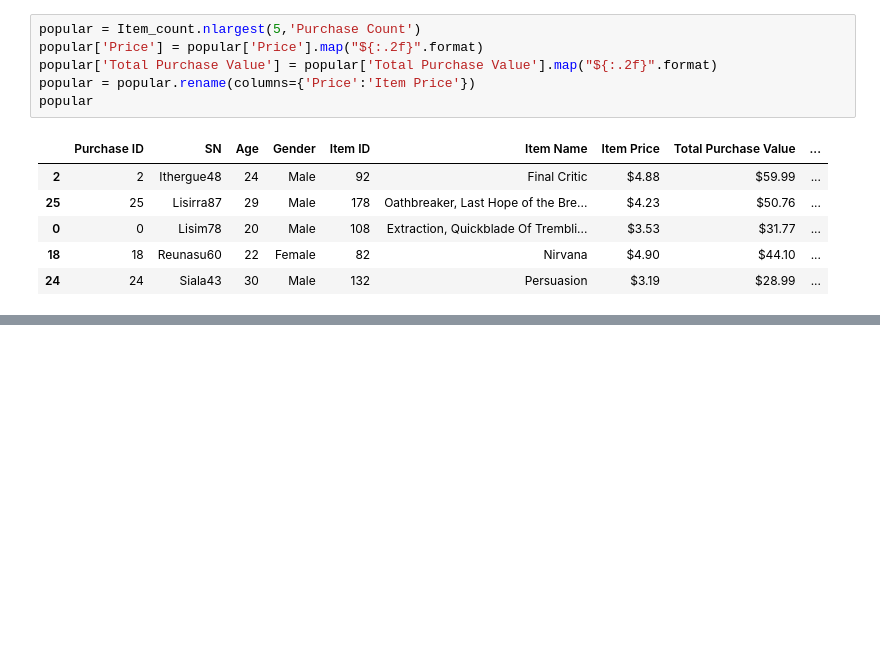
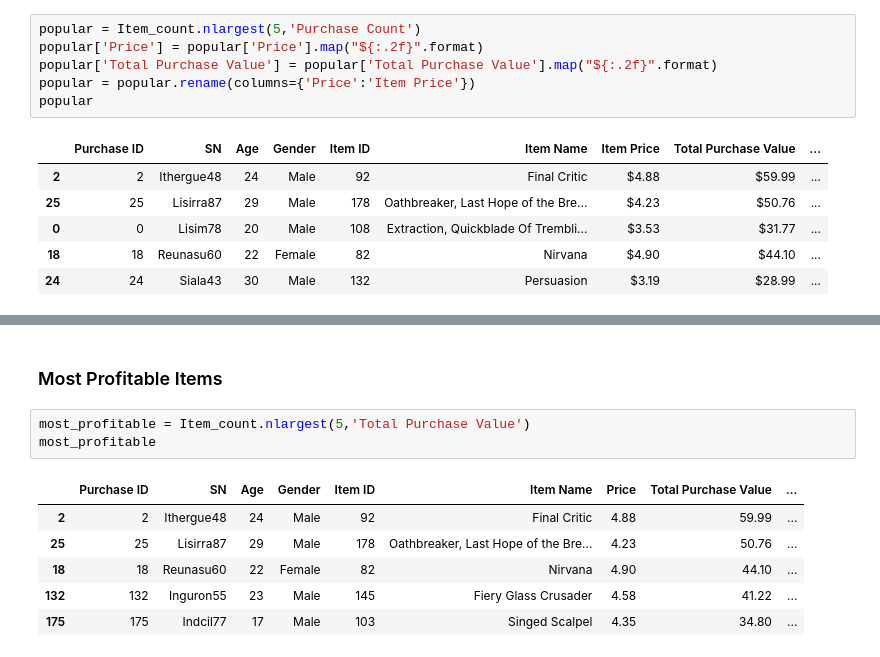
Before and after one commit to anishjv20/pandas-challenge, a Jupyter notebook: HeroesOfPymoli/HeroesOfPymoli.ipynb, the cells around one changed output, grey strips where cells are left out. Saved outputs shown, nothing was run; the diff lists cells and outputs as text; blank space fills up the shorter version.

Commit message:
Completed most profitable items section

```diff
--- a/HeroesOfPymoli/HeroesOfPymoli.ipynb
+++ b/HeroesOfPymoli/HeroesOfPymoli.ipynb
@@ -463,0 +473,12 @@ Most_Popular_Items = popular[['Item ID','Item Name','Purchase Count','Item Price
+# %% [markdown]
+### Most Profitable Items
+# %%
+most_profitable = Item_count.nlargest(5,'Total Purchase Value')
+most_profitable
+# %% [output]
+|  | Purchase ID | SN | Age | Gender | Item ID | Item Name | Price | Total Purchase Value | ... |
+| 2 | 2 | Ithergue48 | 24 | Male | 92 | Final Critic | 4.88 | 59.99 | ... |
+| 25 | 25 | Lisirra87 | 29 | Male | 178 | Oathbreaker, Last Hope of the Bre... | 4.23 | 50.76 | ... |
+| 18 | 18 | Reunasu60 | 22 | Female | 82 | Nirvana | 4.90 | 44.10 | ... |
+| 132 | 132 | Inguron55 | 23 | Male | 145 | Fiery Glass Crusader | 4.58 | 41.22 | ... |
+| 175 | 175 | Indcil77 | 17 | Male | 103 | Singed Scalpel | 4.35 | 34.80 | ... |
```
Also changed, not shown: parts of 2 cells of this notebook.
